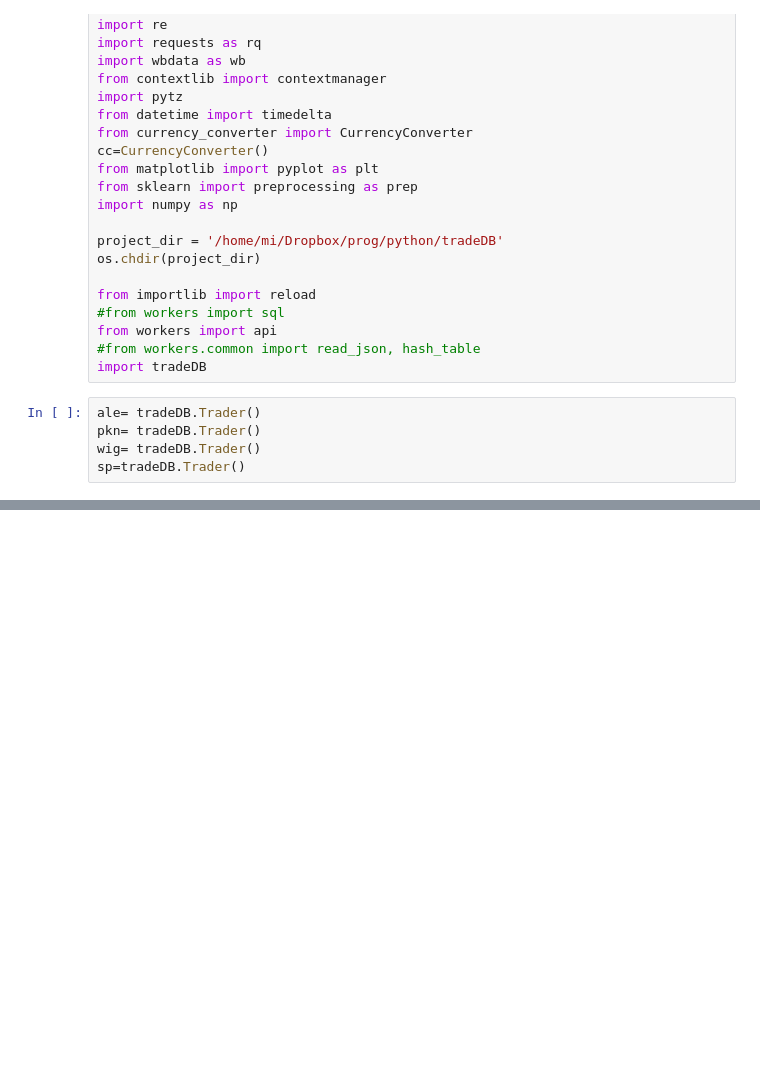
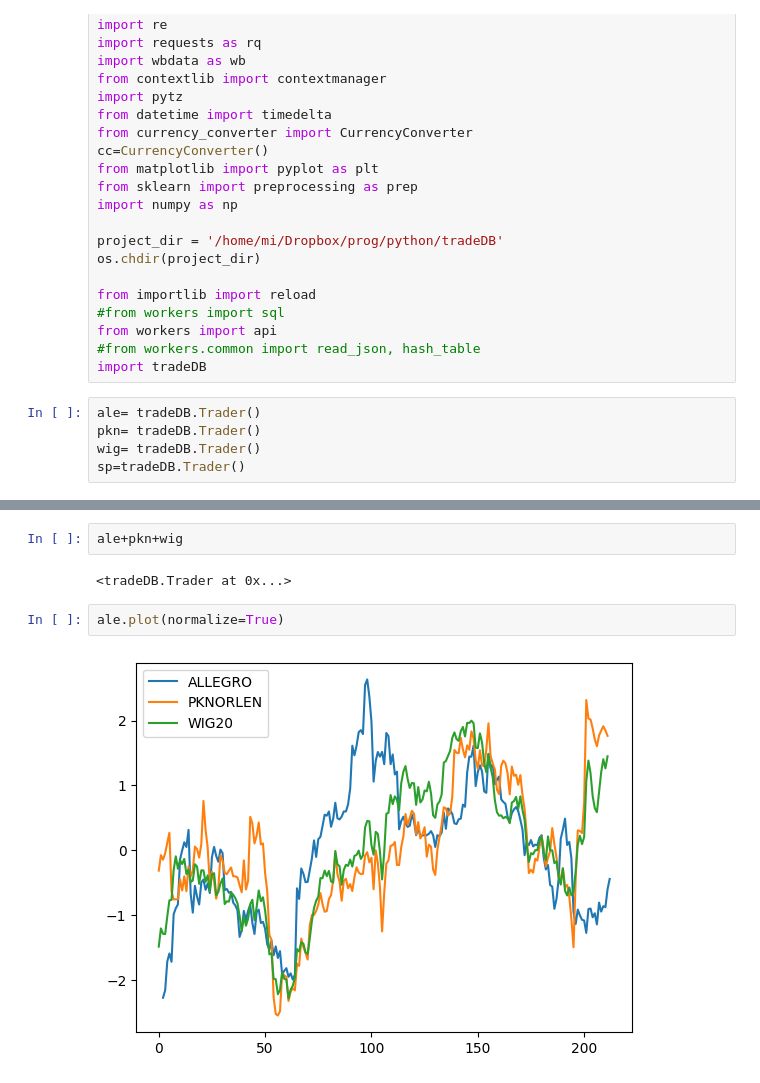
Before and after one commit to zielaskowski/tradeDB, a Jupyter notebook: dev/stooq.ipynb, the cells around one changed output, grey strips where cells are left out. Drawn from its saved outputs; the diff is of its cells as text; blank space fills up the shorter version.

```diff
--- a/dev/stooq.ipynb
+++ b/dev/stooq.ipynb
@@ -36,0 +50,8 @@ sp=tradeDB.Trader()
+# %%
+ale+pkn+wig
+# %% [output]
+<tradeDB.Trader at 0x...>
+# %%
+ale.plot(normalize=True)
+# %% [output]
+[figure, added]
```
Also changed, not shown: parts of 18 cells of this notebook, 3 other files.
